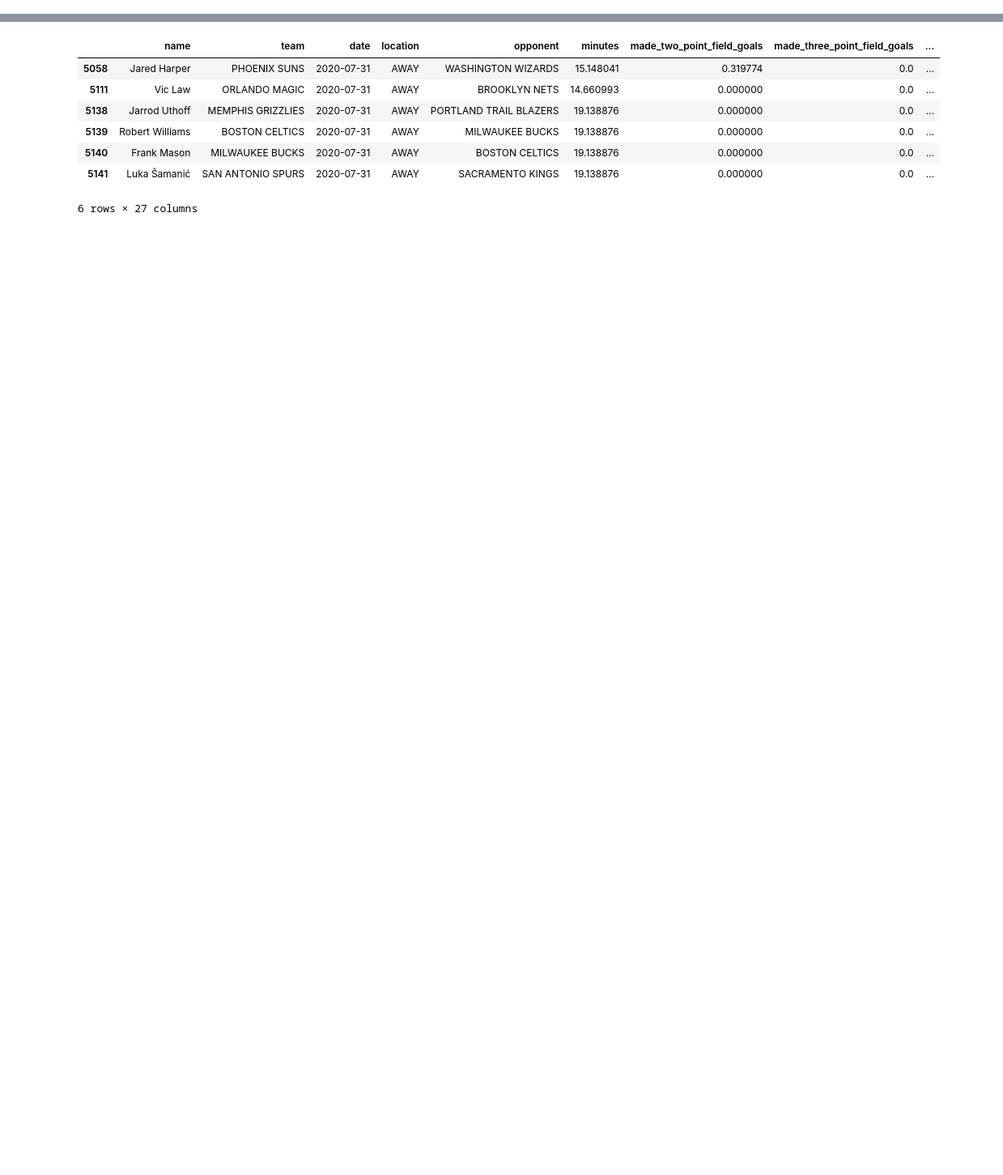
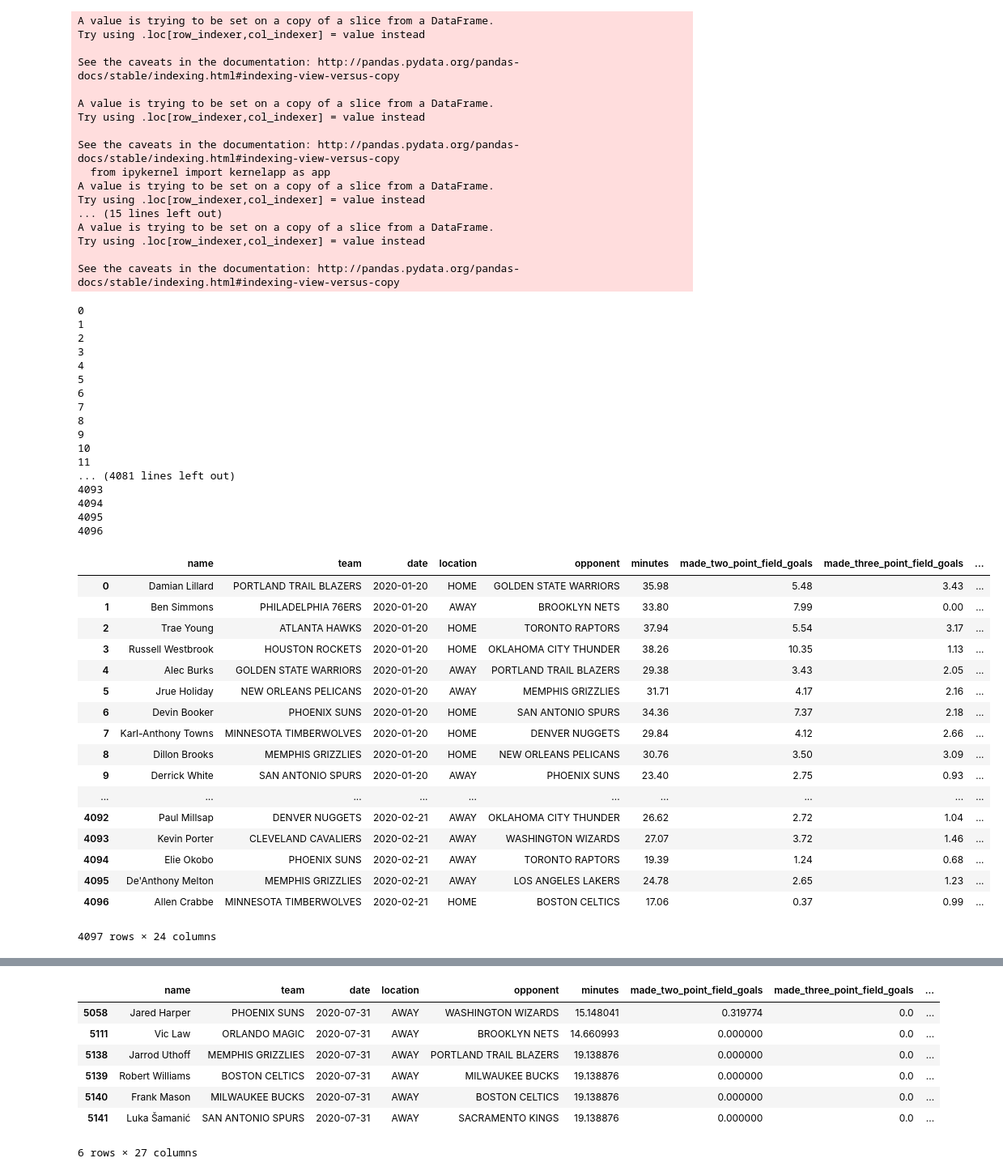
Before and after one commit to Shaviv-Hoffman-Lowitz/Sports-Analytics-Group-at-Berkeley-Machine-Learning-Project, a Jupyter notebook: final_model.ipynb, the cells around one changed output, grey strips where cells are left out. Shown at 81% size. Drawn from its saved outputs; the diff is of its cells as text; code cells hidden in the pictures; blank space fills up the shorter version.

```diff
--- a/final_model.ipynb
+++ b/final_model.ipynb
@@ -342,34 +396,88 @@ def statline_output(player_box_scores, input_statistics):
         if pred_minutes <= 19:
             output_statlines.loc[box_index, "made_two_point_field_goals"] = output_statlines.loc[box_index, "made_two_point_field_goals"] * pred_minutes/19
             output_statlines.loc[box_index, "made_three_point_field_goals"] = output_statlines.loc[box_index, "made_three_point_field_goals"] * pred_minutes/19
             output_statlines.loc[box_index, "made_free_throws"] = output_statlines.loc[box_index, "made_free_throws"] * pred_minutes/19
             output_statlines.loc[box_index, "rebounds"] = output_statlines.loc[box_index, "rebounds"] * pred_minutes/19
             output_statlines.loc[box_index, "assists"] = output_statlines.loc[box_index, "assists"] * pred_minutes/19
             output_statlines.loc[box_index, "blocks"] = output_statlines.loc[box_index, "blocks"] * pred_minutes/19
             output_statlines.loc[box_index, "steals"] = output_statlines.loc[box_index, "steals"] * pred_minutes/19
             output_statlines.loc[box_index, "turnovers"] = output_statlines.loc[box_index, "turnovers"] * pred_minutes/19
         output_statlines.loc[box_index, "minutes"] = round(pred_minutes, 2)
         output_statlines.loc[box_index, "made_two_point_field_goals"] = round(max(0, output_statlines.loc[box_index, "made_two_point_field_goals"]), 2)
         output_statlines.loc[box_index, "made_three_point_field_goals"] = round(max(0, output_statlines.loc[box_index, "made_three_point_field_goals"]), 2)
         output_statlines.loc[box_index, "made_free_throws"] = round(max(0, output_statlines.loc[box_index, "made_free_throws"]), 2)
         output_statlines.loc[box_index, "rebounds"] = round(max(0, output_statlines.loc[box_index, "rebounds"]), 2)
         output_statlines.loc[box_index, "assists"] = round(max(0, output_statlines.loc[box_index, "assists"]), 2)
         output_statlines.loc[box_index, "blocks"] = round(max(0, output_statlines.loc[box_index, "blocks"]), 2)
         output_statlines.loc[box_index, "steals"] = round(max(0, output_statlines.loc[box_index, "steals"]), 2)
         output_statlines.loc[box_index, "turnovers"] = round(max(0, output_statlines.loc[box_index, "turnovers"]), 2)
         output_statlines.loc[box_index, "recent_average"] = round(np.mean([recent_average(weighted_lines_8_85.loc[box_index]), recent_average(weighted_lines_8_9.loc[box_index]), recent_average(weighted_lines_8_8.loc[box_index]), recent_average(weighted_lines_7_9.loc[box_index])]), 2)
         last_10_games = get_stats(output_statlines.loc[box_index, "name"], output_statlines.loc[box_index, "date"], 10)
         last_3_games = get_stats(output_statlines.loc[box_index, "name"], output_statlines.loc[box_index, "date"], 3)
         output_statlines.loc[box_index, "10_game_average"] = round(recent_average(last_10_games), 2)
         output_statlines.loc[box_index, "3_game_average"] = round(recent_average(last_3_games), 2)
         output_statlines.loc[box_index, "10_3_ratio"] = (output_statlines.loc[box_index, "10_game_average"] + 1)/(output_statlines.loc[box_index, "3_game_average"] + 1)
         output_statlines.loc[box_index, "10_3_difference"] = output_statlines.loc[box_index, "10_game_average"] - output_statlines.loc[box_index, "3_game_average"]
         output_statlines.loc[box_index, "hot"] = np.log(((-7 * min(0, output_statlines.loc[box_index, "10_3_ratio"] - .83)) * (-1 * min(0, output_statlines.loc[box_index, "10_3_difference"] + 6))) + 1)
         output_statlines.loc[box_index, "cold"] = np.log(((7 * max(0, output_statlines.loc[box_index, "10_3_ratio"] - 1.22)) * (max(0, output_statlines.loc[box_index, "10_3_difference"] - 6.5))) + 1)
 
+    output_statlines = add_team_defense(output_statlines)
     return output_statlines
 
-#make_predictions(datetime(2020, 1, 20), datetime(2020, 2, 21), output = False)
+make_predictions(datetime(2020, 1, 20), datetime(2020, 2, 21), output = False)
+# %% [output]
+A value is trying to be set on a copy of a slice from a DataFrame.
+Try using .loc[row_indexer,col_indexer] = value instead
+
+See the caveats in the documentation: http://pandas.pydata.org/pandas-docs/stable/indexing.html#indexing-view-versus-copy
+
+A value is trying to be set on a copy of a slice from a DataFrame.
+Try using .loc[row_indexer,col_indexer] = value instead
+
+See the caveats in the documentation: http://pandas.pydata.org/pandas-docs/stable/indexing.html#indexing-view-versus-copy
+  from ipykernel import kernelapp as app
+A value is trying to be set on a copy of a slice from a DataFrame.
+Try using .loc[row_indexer,col_indexer] = value instead
+... (15 lines left out)
+A value is trying to be set on a copy of a slice from a DataFrame.
+Try using .loc[row_indexer,col_indexer] = value instead
+
+See the caveats in the documentation: http://pandas.pydata.org/pandas-docs/stable/indexing.html#indexing-view-versus-copy
+0
+1
+2
+3
+4
+5
+6
+7
+8
+9
+10
+11
+... (4081 lines left out)
+4093
+4094
+4095
+4096
+|  | name | team | date | location | opponent | minutes | made_two_point_field_goals | made_three_point_field_goals | ... |
+| 0 | Damian Lillard | PORTLAND TRAIL BLAZERS | 2020-01-20 | HOME | GOLDEN STATE WARRIORS | 35.98 | 5.48 | 3.43 | ... |
+| 1 | Ben Simmons | PHILADELPHIA 76ERS | 2020-01-20 | AWAY | BROOKLYN NETS | 33.80 | 7.99 | 0.00 | ... |
+| 2 | Trae Young | ATLANTA HAWKS | 2020-01-20 | HOME | TORONTO RAPTORS | 37.94 | 5.54 | 3.17 | ... |
+| 3 | Russell Westbrook | HOUSTON ROCKETS | 2020-01-20 | HOME | OKLAHOMA CITY THUNDER | 38.26 | 10.35 | 1.13 | ... |
+| 4 | Alec Burks | GOLDEN STATE WARRIORS | 2020-01-20 | AWAY | PORTLAND TRAIL BLAZERS | 29.38 | 3.43 | 2.05 | ... |
+| 5 | Jrue Holiday | NEW ORLEANS PELICANS | 2020-01-20 | AWAY | MEMPHIS GRIZZLIES | 31.71 | 4.17 | 2.16 | ... |
+| 6 | Devin Booker | PHOENIX SUNS | 2020-01-20 | HOME | SAN ANTONIO SPURS | 34.36 | 7.37 | 2.18 | ... |
+| 7 | Karl-Anthony Towns | MINNESOTA TIMBERWOLVES | 2020-01-20 | HOME | DENVER NUGGETS | 29.84 | 4.12 | 2.66 | ... |
+| 8 | Dillon Brooks | MEMPHIS GRIZZLIES | 2020-01-20 | HOME | NEW ORLEANS PELICANS | 30.76 | 3.50 | 3.09 | ... |
+| 9 | Derrick White | SAN ANTONIO SPURS | 2020-01-20 | AWAY | PHOENIX SUNS | 23.40 | 2.75 | 0.93 | ... |
+| ... | ... | ... | ... | ... | ... | ... | ... | ... | ... |
+| 4092 | Paul Millsap | DENVER NUGGETS | 2020-02-21 | AWAY | OKLAHOMA CITY THUNDER | 26.62 | 2.72 | 1.04 | ... |
+| 4093 | Kevin Porter | CLEVELAND CAVALIERS | 2020-02-21 | AWAY | WASHINGTON WIZARDS | 27.07 | 3.72 | 1.46 | ... |
+| 4094 | Elie Okobo | PHOENIX SUNS | 2020-02-21 | AWAY | TORONTO RAPTORS | 19.39 | 1.24 | 0.68 | ... |
+| 4095 | De'Anthony Melton | MEMPHIS GRIZZLIES | 2020-02-21 | AWAY | LOS ANGELES LAKERS | 24.78 | 2.65 | 1.23 | ... |
+| 4096 | Allen Crabbe | MINNESOTA TIMBERWOLVES | 2020-02-21 | HOME | BOSTON CELTICS | 17.06 | 0.37 | 0.99 | ... |
+4097 rows × 24 columns
 # %%
 def generate_optimal_lineup(players, positions, values, costs, budget):
     num_variables = len(players)
```
Also changed, not shown: parts of 5 cells of this notebook, 8 other files.
